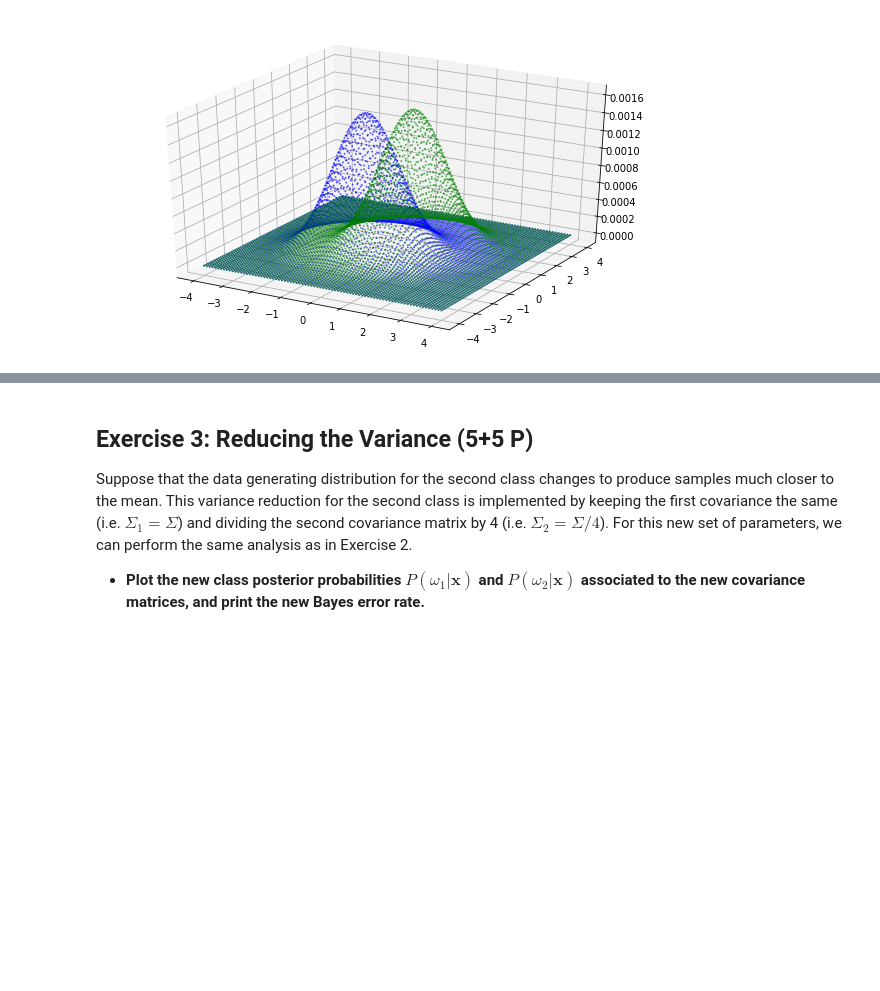
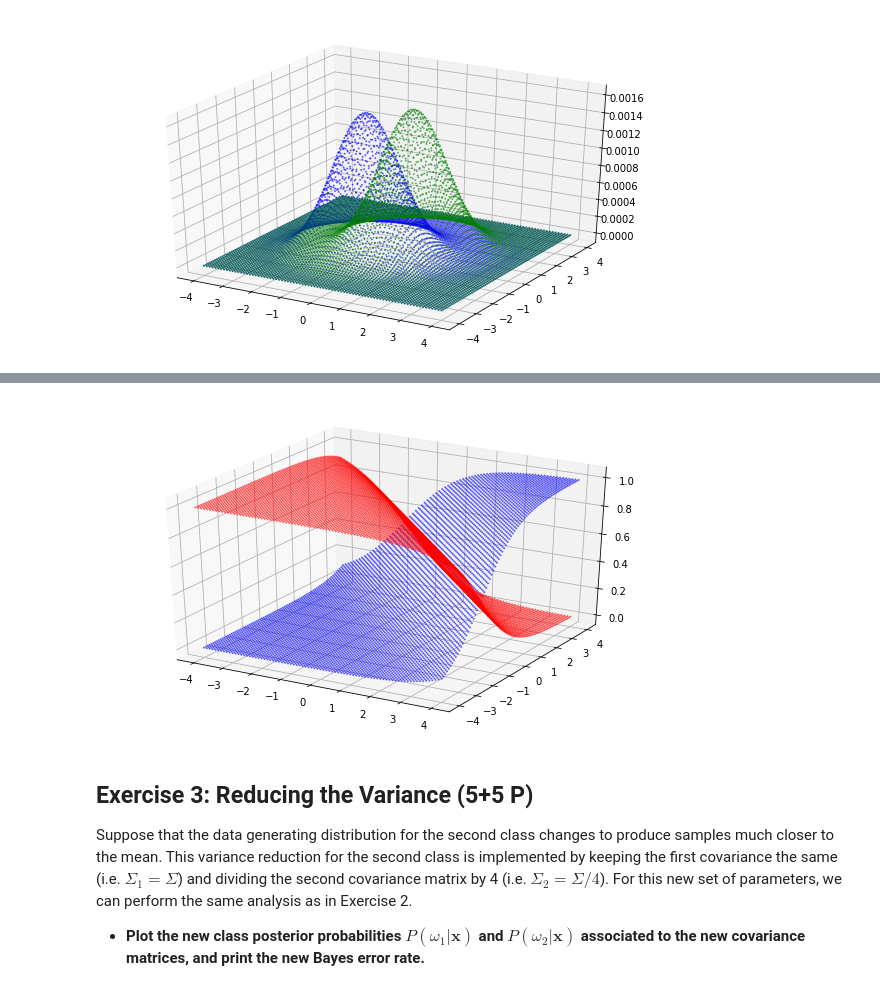
Before and after one commit to oleksa-oleksa/Python, a Jupyter notebook: Machine_Learning/sheet01_Bayes_Decision_Theory.ipynb, the cells around one changed output, grey strips where cells are left out. Cells and saved outputs as stored; diff of their text form; code cells hidden in the pictures; blank space fills up the shorter version.

```diff
--- a/Machine_Learning/sheet01_Bayes_Decision_Theory.ipynb
+++ b/Machine_Learning/sheet01_Bayes_Decision_Theory.ipynb
@@ -190,3 +185,19 @@ solutions.s2c()
+# %%
+### REPLACE BY YOUR CODE
+PW1_posterior = (PW1 * P1) / PX
+PW2_posterior = (PW2 * P2) / PX
+
+fig = plt.figure(figsize=(10,6))
+ax = plt.axes(projection='3d')
+ax.scatter(X,Y,PW1_posterior,s=1,alpha=0.5, color='r')
+ax.scatter(X,Y,PW2_posterior,s=1,alpha=0.5, color='b')
+
+min_p = np.minimum(PW1*P1, PW2*P2)
+sum_p = np.sum(min_p)
+
+###
+# %% [output]
+[figure, added]
 # %% [markdown]
 ## Exercise 3: Reducing the Variance (5+5 P)
 
```
Also changed, not shown: parts of 3 cells of this notebook.
